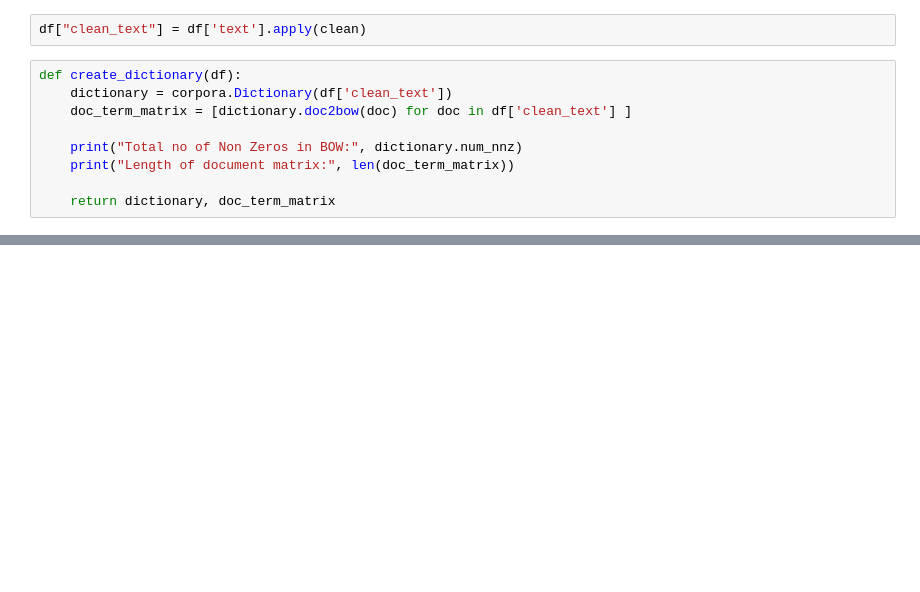
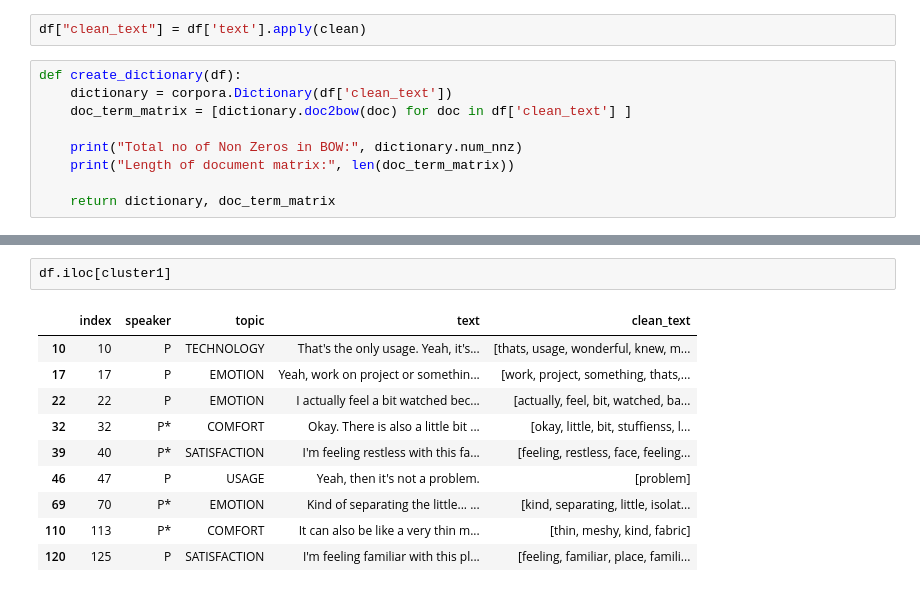
Before and after one commit to shrutirao94/building-walk, a Jupyter notebook: topic-modeling.ipynb, the cells around one changed output, grey strips where cells are left out. Cells and saved outputs as stored; diff of their text form; blank space fills up the shorter version.

```diff
--- a/topic-modeling.ipynb
+++ b/topic-modeling.ipynb
@@ -126,0 +160,13 @@ pyLDAvis.display(lda_display)
+# %%
+df.iloc[cluster1]
+# %% [output]
+|  | index | speaker | topic | text | clean_text |
+| 10 | 10 | P | TECHNOLOGY | That's the only usage. Yeah, it's... | [thats, usage, wonderful, knew, m... |
+| 17 | 17 | P | EMOTION | Yeah, work on project or somethin... | [work, project, something, thats,... |
+| 22 | 22 | P | EMOTION | I actually feel a bit watched bec... | [actually, feel, bit, watched, ba... |
+| 32 | 32 | P* | COMFORT | Okay. There is also a little bit ... | [okay, little, bit, stuffienss, l... |
+| 39 | 40 | P* | SATISFACTION | I'm feeling restless with this fa... | [feeling, restless, face, feeling... |
+| 46 | 47 | P | USAGE | Yeah, then it's not a problem. | [problem] |
+| 69 | 70 | P* | EMOTION | Kind of separating the little... ... | [kind, separating, little, isolat... |
+| 110 | 113 | P* | COMFORT | It can also be like a very thin m... | [thin, meshy, kind, fabric] |
+| 120 | 125 | P | SATISFACTION | I'm feeling familiar with this pl... | [feeling, familiar, place, famili... |
```
Also changed, not shown: parts of 19 cells of this notebook.
